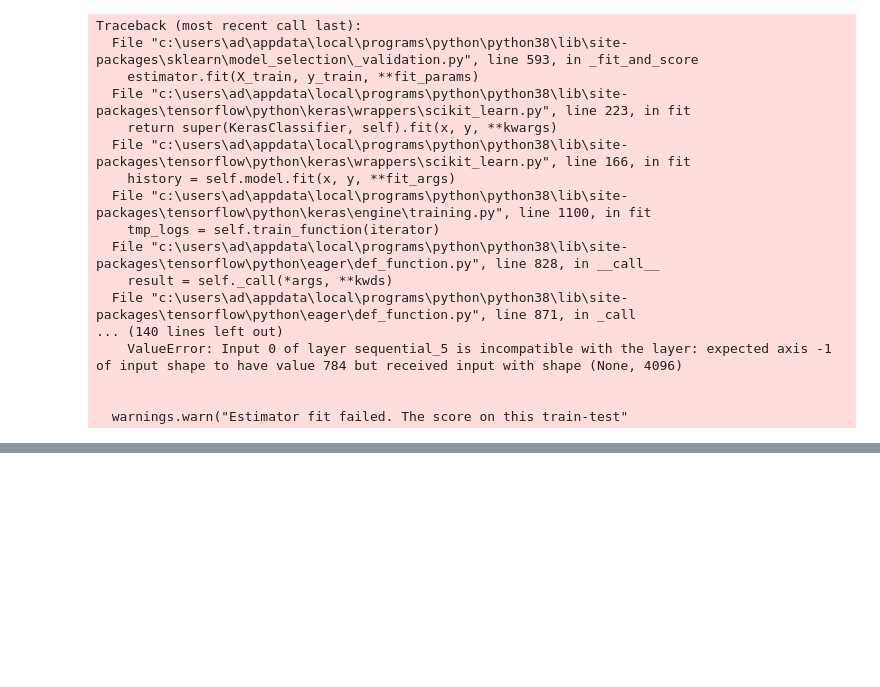
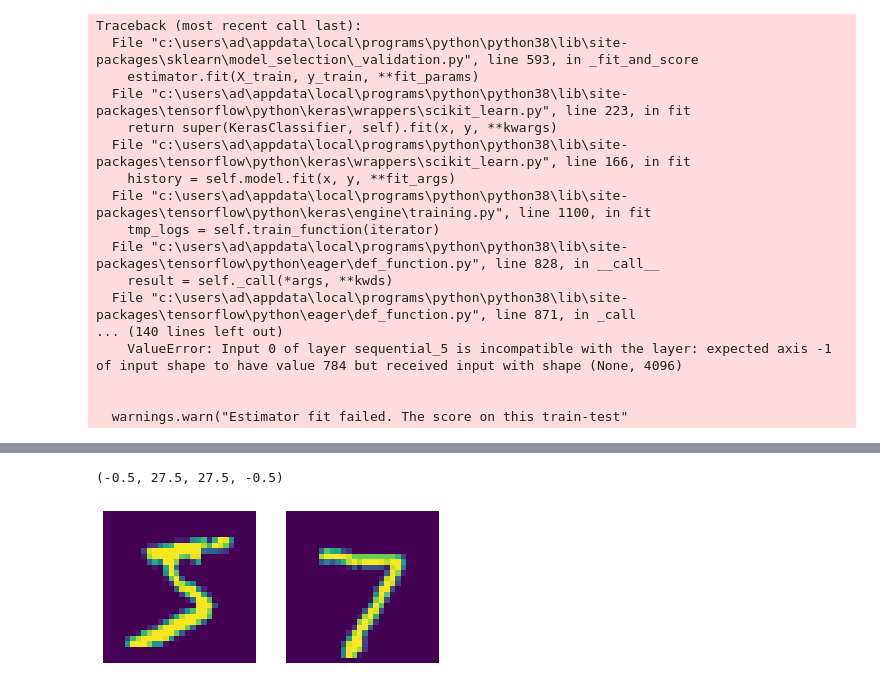
Before and after one commit to minjung7961/deep_start, a Jupyter notebook: Untitled.ipynb, the cells around one changed output, grey strips where cells are left out. Cells and saved outputs as stored; diff of their text form; code cells hidden in the pictures; blank space fills up the shorter version.

```diff
--- a/Untitled.ipynb
+++ b/Untitled.ipynb
@@ -1405,0 +1871,12 @@ Traceback (most recent call last):
+# %%
+import matplotlib.pyplot as plt
+import tensorflow as tf
+from tensorflow.keras.models import Sequential
+from tensorflow.keras.layers import Dense
+from tensorflow.keras.layers import Flatten
+from tensorflow.keras.layers import Dropout
+
+mnist = tf.keras.datasets.mnist
+
+(x_train,y_train),(x_test,y_test) = mnist.load_data()
+x_train, x_test = x_train / 225.0, x_test/225.0
@@ -1405,0 +1887,12 @@ Traceback (most recent call last):
+# %%
+#data load
+img_size = 28
+plt.subplot(1,2,1)
+plt.imshow(x_train[0].reshape(img_size, img_size))
+plt.axis('off')
+plt.subplot(1,2,2)
+plt.imshow(x_test[0].reshape(img_size,img_size))
+plt.axis('off')
+# %% [output]
+(-0.5, 27.5, 27.5, -0.5)
+[figure, added]
```
Also changed, not shown: parts of 62 cells of this notebook, 20 other files.
